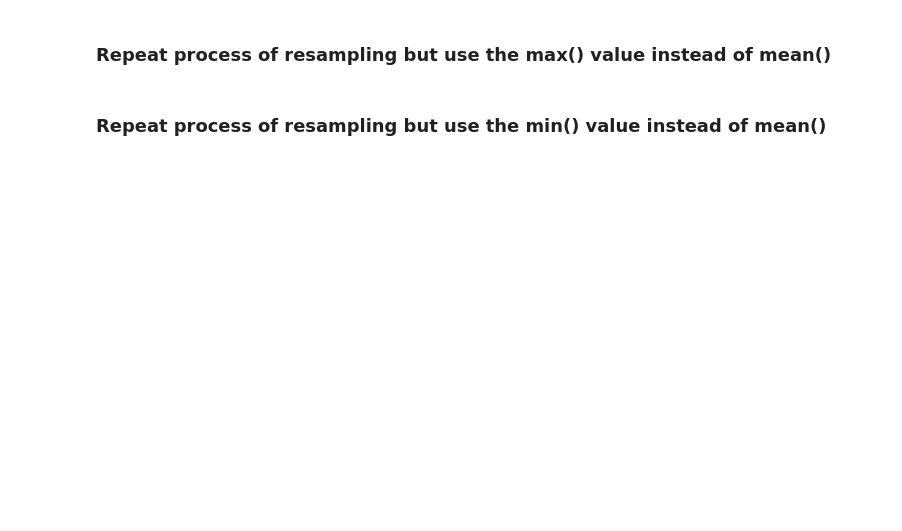
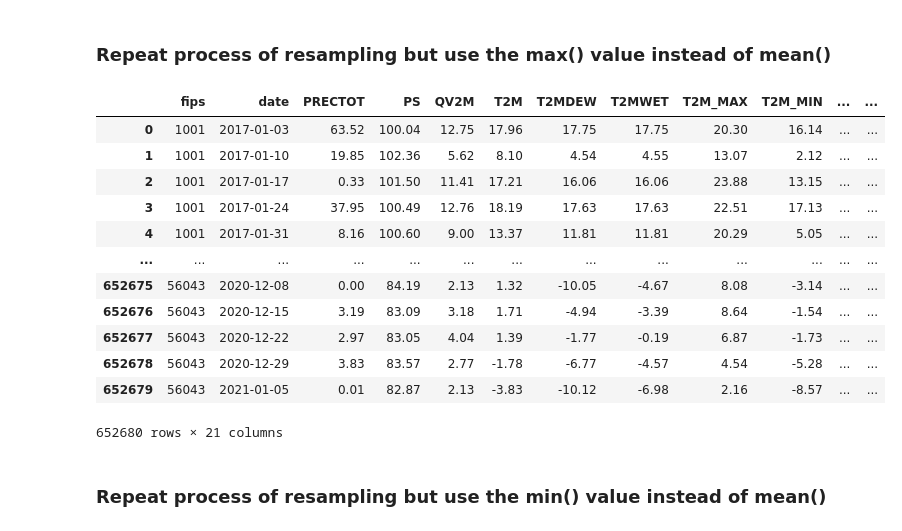
Before and after one commit to ChadDelany/drought_prediction, a Jupyter notebook: Notebooks/05b_Create_Test_Set.ipynb, the cells around one changed output. Drawn from its saved outputs; the diff is of its cells as text; code cells hidden in the pictures; blank space fills up the shorter version.

```diff
--- a/Notebooks/05b_Create_Test_Set.ipynb
+++ b/Notebooks/05b_Create_Test_Set.ipynb
@@ -76,14 +265,28 @@ testval_mean
 # %%
 # For each county ('fips'), since the score value is set on Tuesday,
 # find the max for all variables from the week leading up to Tuesday: previous Wednesday to Tuesday.
-train_set_max = train_set.groupby('fips').resample('W-TUE', on='date').max()
+testval_max = testval.groupby('fips').resample('W-TUE', on='date').max()
 
-train_set_max.rename({'fips': 'fips_copy', 'date': 'date_copy'}, axis=1, inplace=True)
-train_set_max.reset_index(inplace=True)
-train_set_max.fillna(method='ffill', inplace=True)
-train_set_max.drop(['fips_copy', 'date_copy'], axis=1, inplace=True)
+testval_max.rename({'fips': 'fips_copy', 'date': 'date_copy'}, axis=1, inplace=True)
+testval_max.reset_index(inplace=True)
+testval_max.fillna(method='ffill', inplace=True)
+testval_max.drop(['fips_copy', 'date_copy'], axis=1, inplace=True)
 
-train_set_max
+testval_max
+# %% [output]
+|  | fips | date | PRECTOT | PS | QV2M | T2M | T2MDEW | T2MWET | T2M_MAX | T2M_MIN | ... | ... |
+| 0 | 1001 | 2017-01-03 | 63.52 | 100.04 | 12.75 | 17.96 | 17.75 | 17.75 | 20.30 | 16.14 | ... | ... |
+| 1 | 1001 | 2017-01-10 | 19.85 | 102.36 | 5.62 | 8.10 | 4.54 | 4.55 | 13.07 | 2.12 | ... | ... |
+| 2 | 1001 | 2017-01-17 | 0.33 | 101.50 | 11.41 | 17.21 | 16.06 | 16.06 | 23.88 | 13.15 | ... | ... |
+| 3 | 1001 | 2017-01-24 | 37.95 | 100.49 | 12.76 | 18.19 | 17.63 | 17.63 | 22.51 | 17.13 | ... | ... |
+| 4 | 1001 | 2017-01-31 | 8.16 | 100.60 | 9.00 | 13.37 | 11.81 | 11.81 | 20.29 | 5.05 | ... | ... |
+| ... | ... | ... | ... | ... | ... | ... | ... | ... | ... | ... | ... | ... |
+| 652675 | 56043 | 2020-12-08 | 0.00 | 84.19 | 2.13 | 1.32 | -10.05 | -4.67 | 8.08 | -3.14 | ... | ... |
+| 652676 | 56043 | 2020-12-15 | 3.19 | 83.09 | 3.18 | 1.71 | -4.94 | -3.39 | 8.64 | -1.54 | ... | ... |
+| 652677 | 56043 | 2020-12-22 | 2.97 | 83.05 | 4.04 | 1.39 | -1.77 | -0.19 | 6.87 | -1.73 | ... | ... |
+| 652678 | 56043 | 2020-12-29 | 3.83 | 83.57 | 2.77 | -1.78 | -6.77 | -4.57 | 4.54 | -5.28 | ... | ... |
+| 652679 | 56043 | 2021-01-05 | 0.01 | 82.87 | 2.13 | -3.83 | -10.12 | -6.98 | 2.16 | -8.57 | ... | ... |
+652680 rows × 21 columns
 # %% [markdown]
 ### Repeat process of resampling but use the min() value instead of mean()
 # %%
```
Also changed, not shown: parts of 29 cells of this notebook.
